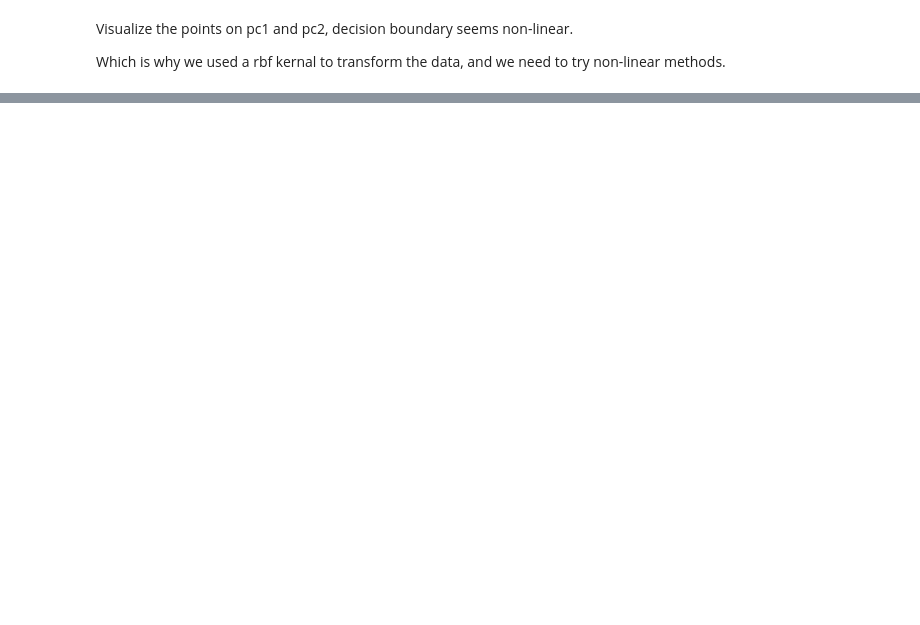
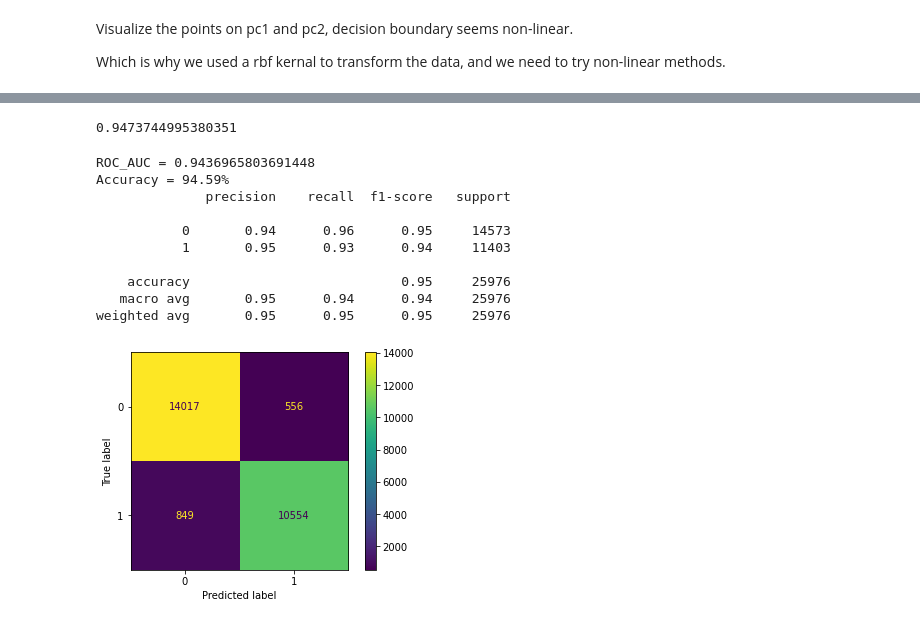
Before and after one commit to Peta0228/Airline-Satisfaction-Prediction, a Jupyter notebook: main.ipynb, the cells around one changed output, grey strips where cells are left out. Saved outputs shown, nothing was run; the diff lists cells and outputs as text; code cells hidden in the pictures; blank space fills up the shorter version.

Commit message:
add trees part

```diff
--- a/main.ipynb
+++ b/main.ipynb
@@ -151,0 +196,19 @@ plt.show()
+# %%
+rf = RandomForestClassifier(random_state=5741)
+
+param_grid = {
+    'n_estimators': [100, 200],   # Number of trees in the forest
+    'max_features': [4, 5],   # Maximum number of features
+    'max_depth': [10, 20],   # Maximum number of levels in tree
+    'min_samples_split': [10, 20],    # Minimum number of samples required to split a node
+    'min_samples_leaf': [50, 100]   # Minimum numbers of samples per leaf
+}
+
+grid_search = GridSearchCV(estimator=rf, param_grid=param_grid, cv=5, verbose=2, n_jobs=-1)
+
+grid_search.fit(train_x, train_y)
+
+best_rf_par = grid_search.best_params_
+best_rf_model = grid_search.best_estimator_
+
+print("Best parameters found: ", best_rf_par)
@@ -151,0 +233,18 @@ plt.show()
+# %%
+accuracy_score(train_y, best_rf_model.predict(train_x))
+# %% [output]
+0.9473744995380351
+# %%
+model_rf, roc_auc_rf = run(best_rf_model, train_x, train_y, test_x, test_y)
+# %% [output]
+ROC_AUC = 0.9436965803691448
+Accuracy = 94.59%
+              precision    recall  f1-score   support
+
+           0       0.94      0.96      0.95     14573
+           1       0.95      0.93      0.94     11403
+
+    accuracy                           0.95     25976
+   macro avg       0.95      0.94      0.94     25976
+weighted avg       0.95      0.95      0.95     25976
+[figure, added]
```
Also changed, not shown: parts of 18 cells of this notebook, 1 other file.
